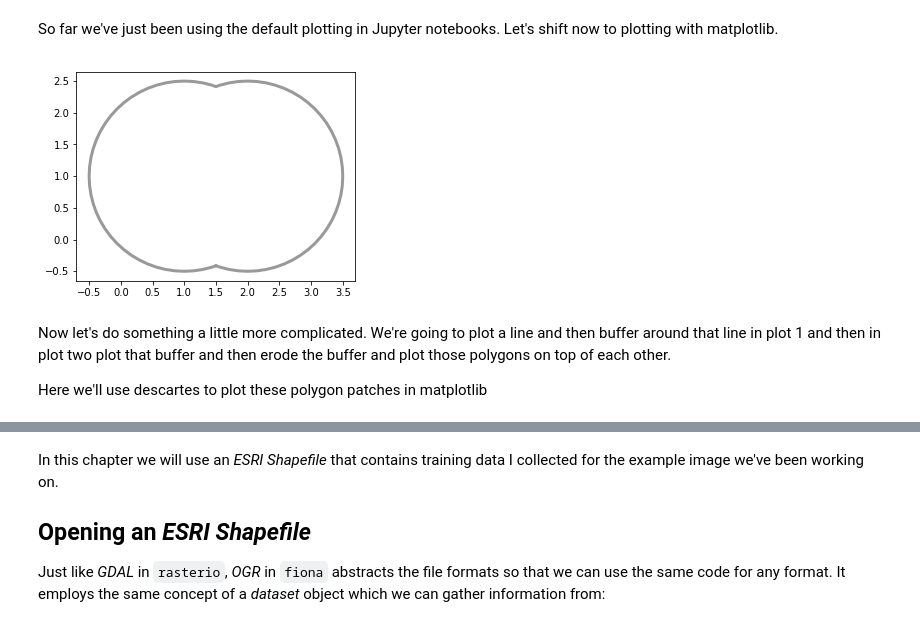
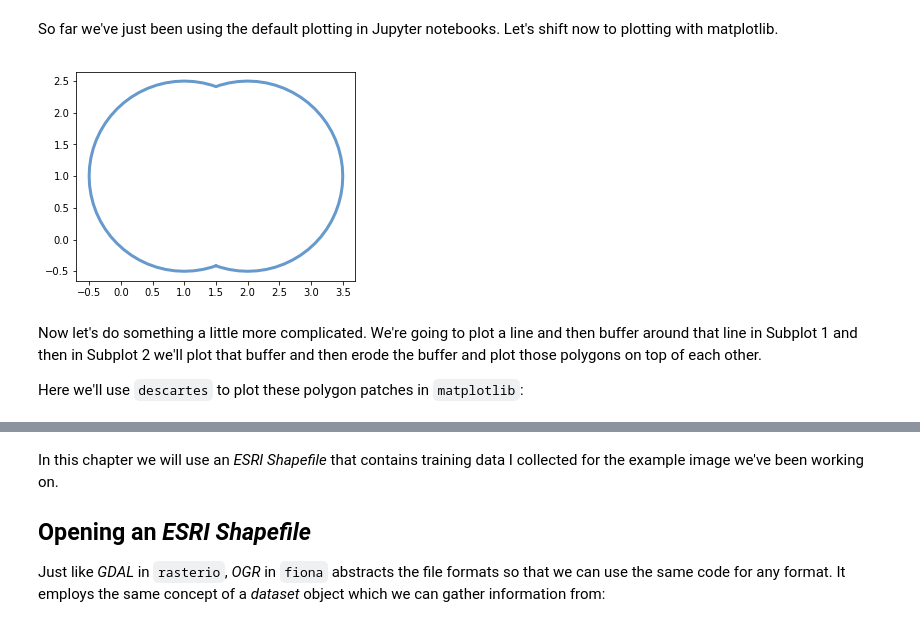
Before and after one commit to ceholden/open-geo-tutorial, a Jupyter notebook: Python/chapters/chapter_4_vector.ipynb, the cells around one changed output, grey strips where cells are left out. Cells and saved outputs as stored; diff of their text form; code cells hidden in the pictures.

```diff
--- a/Python/chapters/chapter_4_vector.ipynb
+++ b/Python/chapters/chapter_4_vector.ipynb
@@ -72,21 +74,21 @@ So far we've just been using the default plotting in Jupyter notebooks. Let's sh
 # %%
 import matplotlib.pyplot as plt
 %matplotlib inline
 
 BLUE = '#6699cc'
 GRAY = '#999999'
 
-fig, ax = plt.subplots(figsize=(5, 5)) # 2 axes on a 1x2 grid
-x, y = c.union(d).exterior.xy
-ax.plot(x, y, color=GRAY, linewidth=3, solid_capstyle='round', zorder=1)
-ax.set_aspect('equal')
+fig, ax = plt.subplots(figsize=(5, 5))
+x, y = c.union(d).exterior.xy # find all the x and y points in the shape
+ax.plot(x, y, color=BLUE, linewidth=3, solid_capstyle='round')
+ax.set_aspect('equal') # make the axes equal so the shape isn't distorted
 plt.show()
 # %% [output]
-[figure, old version]
+[figure, new version]
 # %% [markdown]
-Now let's do something a little more complicated. We're going to plot a line and then buffer around that line in plot 1 and then in plot two plot that buffer and then erode the buffer and plot those polygons on top of each other.
+Now let's do something a little more complicated. We're going to plot a line and then buffer around that line in Subplot 1 and then in Subplot 2 we'll plot that buffer and then erode the buffer and plot those polygons on top of each other.
 
-Here we'll use descartes to plot these polygon patches in matplotlib
+Here we'll use `descartes` to plot these polygon patches in `matplotlib`:
 # %%
 from descartes import PolygonPatch # this is a helpful library for plotting shapely shapes in matplotlib
 
```
Also changed, not shown: parts of 38 cells of this notebook, 34 other files.
